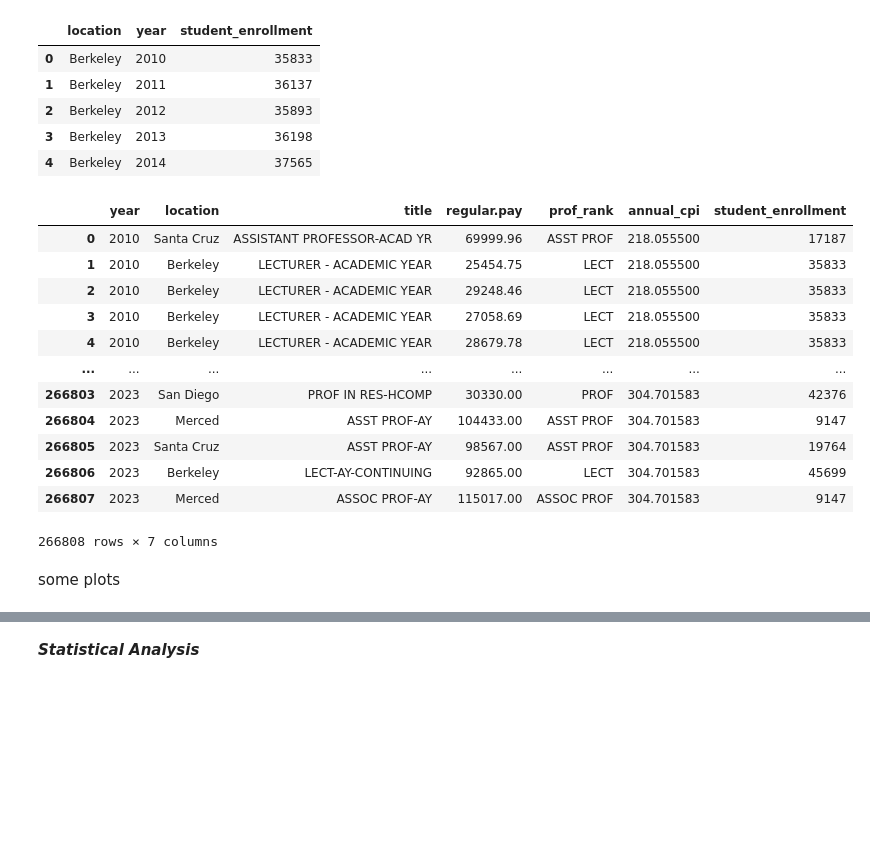
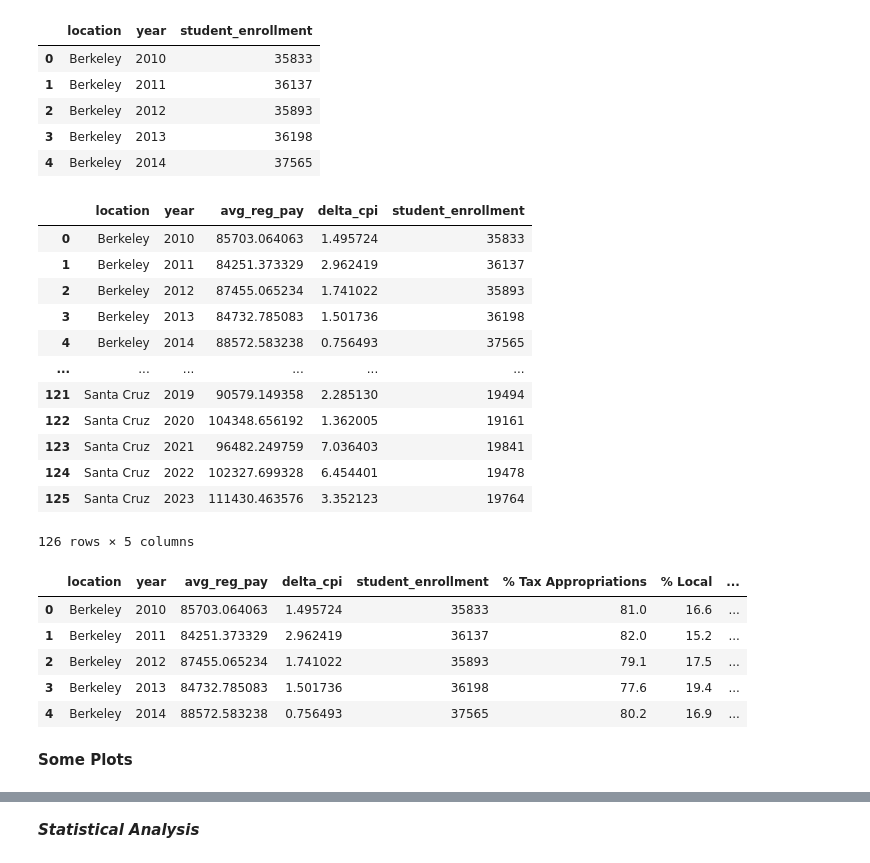
Before and after one commit to nilsberzins/stat-405-final, a Jupyter notebook: EDA405.ipynb, the cells around one changed output, grey strips where cells are left out. Saved outputs shown, nothing was run; the diff lists cells and outputs as text; code cells hidden in the pictures; blank space fills up the shorter version.

```diff
--- a/EDA405.ipynb
+++ b/EDA405.ipynb
@@ -203,11 +214,11 @@ filtered.head()
 def title_assign(x):
     if "PROFL" in x or "PROFESSIONAL" in x:
         return "OTHER"
-    elif "VST" in x and "ASST" in x:
+    elif ("VST" in x or "VIS" in x) and "ASST" in x:
         return "VST ASST"
-    elif "VST" in x and "ASSOC" in x:
+    elif ("VST" in x or "VIS" in x) and "ASSOC" in x:
         return "VST ASSOC"
-    elif "VST" in x:
+    elif ("VST" in x or "VIS" in x):
         return "VST PROF"
     elif "ADJ" in x and "ASST" in x:
         return "ADJ ASST"
@@ -290,6 +357,5 @@ adding more features
 # %%
-inflation_df['Year'] = inflation_df['Year'].astype(int)
-cpi_df = inflation_df[['Year', 'annual_cpi']]
-cpi_df.columns = ['year', 'annual_cpi']
+cpi_df = inflation_filt[['Year', 'delta_cpi']]
+cpi_df.columns = ['year', 'delta_cpi']
 cpi_df.head()
 # %% [output]
@@ -301,0 +374,14 @@ cpi_df.head()
+# %%
+#aggregating filtered dataset
+uc_agg = filtered.drop(columns=['prof_rank', 'title'])
+
+# Step 2: Group by year and location, then calculate average salary
+uc_agg = (
+    filtered
+    .groupby(['location', 'year'])['regular.pay']
+    .mean()
+    .reset_index()
+    .rename(columns={'regular.pay': 'avg_reg_pay'})
+)
+
+uc_agg.head()
@@ -302,5 +395,5 @@ cpi_df.head()
 # %%
-# add one feature - annual cpi for every year
-uc_df_enhanced = filtered.merge(cpi_df, on='year')
-uc_df_enhanced
+# add one feature - delta cpi for every year
+uc_agg = uc_agg.merge(cpi_df, on='year')
+uc_agg
 # %% [output]
@@ -342,24 +436,36 @@ enroll_summary.head()
 | 4 | Berkeley | 2014 | 37565 |
 # %%
 # add another feature - enrollment number unique to the combo of year & location
-uc_df_enhanced = uc_df_enhanced.merge(enroll_summary, on=['year', 'location'])
-uc_df_enhanced
+uc_agg = uc_agg.merge(enroll_summary, on=['year', 'location'])
+uc_agg
 # %% [output]
-|  | year | location | title | regular.pay | prof_rank | annual_cpi | student_enrollment |
-| 0 | 2010 | Santa Cruz | ASSISTANT PROFESSOR-ACAD YR | 69999.96 | ASST PROF | 218.055500 | 17187 |
-| 1 | 2010 | Berkeley | LECTURER - ACADEMIC YEAR | 25454.75 | LECT | 218.055500 | 35833 |
-| 2 | 2010 | Berkeley | LECTURER - ACADEMIC YEAR | 29248.46 | LECT | 218.055500 | 35833 |
-| 3 | 2010 | Berkeley | LECTURER - ACADEMIC YEAR | 27058.69 | LECT | 218.055500 | 35833 |
-| 4 | 2010 | Berkeley | LECTURER - ACADEMIC YEAR | 28679.78 | LECT | 218.055500 | 35833 |
-| ... | ... | ... | ... | ... | ... | ... | ... |
-| 266803 | 2023 | San Diego | PROF IN RES-HCOMP | 30330.00 | PROF | 304.701583 | 42376 |
-| 266804 | 2023 | Merced | ASST PROF-AY | 104433.00 | ASST PROF | 304.701583 | 9147 |
-| 266805 | 2023 | Santa Cruz | ASST PROF-AY | 98567.00 | ASST PROF | 304.701583 | 19764 |
-| 266806 | 2023 | Berkeley | LECT-AY-CONTINUING | 92865.00 | LECT | 304.701583 | 45699 |
-| 266807 | 2023 | Merced | ASSOC PROF-AY | 115017.00 | ASSOC PROF | 304.701583 | 9147 |
+|  | location | year | avg_reg_pay | delta_cpi | student_enrollment |
+| 0 | Berkeley | 2010 | 85703.064063 | 1.495724 | 35833 |
+| 1 | Berkeley | 2011 | 84251.373329 | 2.962419 | 36137 |
+| 2 | Berkeley | 2012 | 87455.065234 | 1.741022 | 35893 |
+| 3 | Berkeley | 2013 | 84732.785083 | 1.501736 | 36198 |
+| 4 | Berkeley | 2014 | 88572.583238 | 0.756493 | 37565 |
+| ... | ... | ... | ... | ... | ... |
+| 121 | Santa Cruz | 2019 | 90579.149358 | 2.285130 | 19494 |
+| 122 | Santa Cruz | 2020 | 104348.656192 | 1.362005 | 19161 |
+| 123 | Santa Cruz | 2021 | 96482.249759 | 7.036403 | 19841 |
+| 124 | Santa Cruz | 2022 | 102327.699328 | 6.454401 | 19478 |
+| 125 | Santa Cruz | 2023 | 111430.463576 | 3.352123 | 19764 |
-266808 rows × 7 columns
+126 rows × 5 columns
-# %% [markdown]
-some plots
+# %%
+#adding funding data
+uc_agg = uc_agg.merge(funding_df, left_on='year', right_on='FY')
+uc_agg = uc_agg.drop(columns=['FY'])
+uc_agg.head()
+# %% [output]
+|  | location | year | avg_reg_pay | delta_cpi | student_enrollment | % Tax Appropriations | % Local | ... |
+| 0 | Berkeley | 2010 | 85703.064063 | 1.495724 | 35833 | 81.0 | 16.6 | ... |
+| 1 | Berkeley | 2011 | 84251.373329 | 2.962419 | 36137 | 82.0 | 15.2 | ... |
+| 2 | Berkeley | 2012 | 87455.065234 | 1.741022 | 35893 | 79.1 | 17.5 | ... |
+| 3 | Berkeley | 2013 | 84732.785083 | 1.501736 | 36198 | 77.6 | 19.4 | ... |
+| 4 | Berkeley | 2014 | 88572.583238 | 0.756493 | 37565 | 80.2 | 16.9 | ... |
+# %% [markdown]
+**Some Plots**
 # %%
 #time trend analysis plot by campus
 avg_by_campus = filtered.groupby(['year', 'location'])['regular.pay'].mean().reset_index()
```
Also changed, not shown: parts of 26 cells of this notebook.
